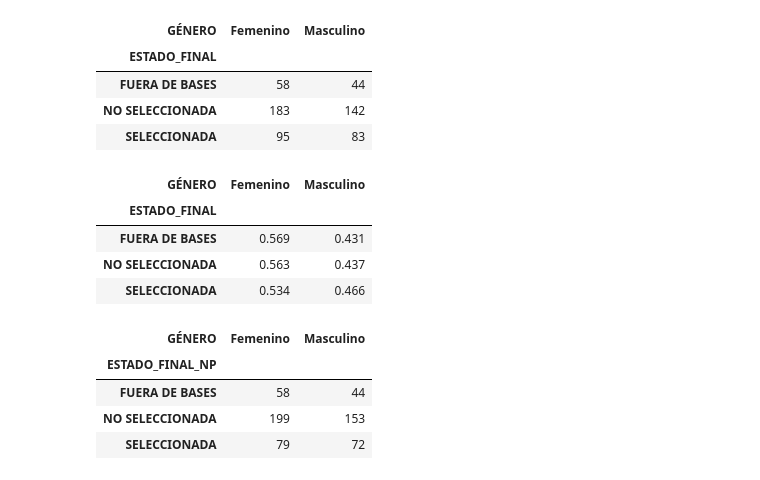
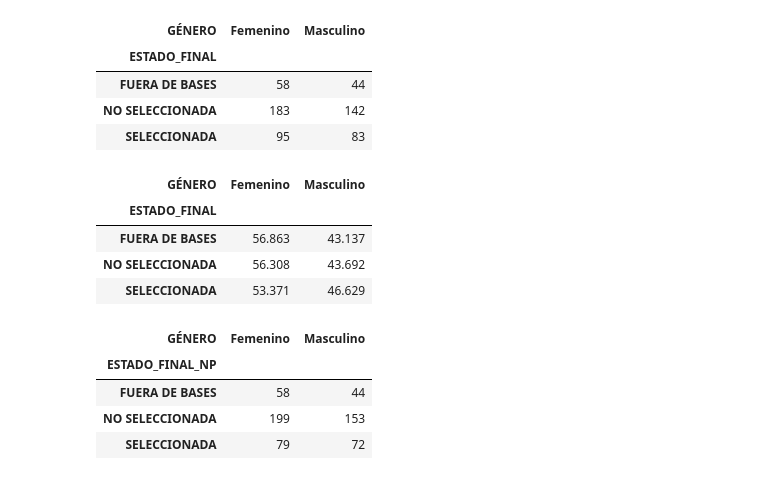
Before and after one commit to alvafox/Simulaciones-para-Becas-Chile, a Jupyter notebook: Magíster_BCH_2022.ipynb, the cells around one changed output. Drawn from its saved outputs; the diff is of its cells as text; code cells hidden in the pictures.

```diff
--- a/Magíster_BCH_2022.ipynb
+++ b/Magíster_BCH_2022.ipynb
@@ -221,13 +221,13 @@ df_mag.groupby(['ESTADO_FINAL'])['GÉNERO'].value_counts().unstack(1)
 | NO SELECCIONADA | 183 | 142 |
 | SELECCIONADA | 95 | 83 |
 # %%
-df_mag.groupby(['ESTADO_FINAL'])['GÉNERO'].value_counts("%").unstack(1)
+df_mag.groupby(['ESTADO_FINAL'])['GÉNERO'].value_counts("%").unstack(1)*100
 # %% [output]
 | GÉNERO | Femenino | Masculino |
 | ESTADO_FINAL |  |  |
-| FUERA DE BASES | 0.569 | 0.431 |
-| NO SELECCIONADA | 0.563 | 0.437 |
-| SELECCIONADA | 0.534 | 0.466 |
+| FUERA DE BASES | 56.863 | 43.137 |
+| NO SELECCIONADA | 56.308 | 43.692 |
+| SELECCIONADA | 53.371 | 46.629 |
 # %%
 df_mag.groupby(['ESTADO_FINAL_NP'])['GÉNERO'].value_counts().unstack(1)
 # %% [output]
```
Also changed, not shown: parts of 1 cell of this notebook.
